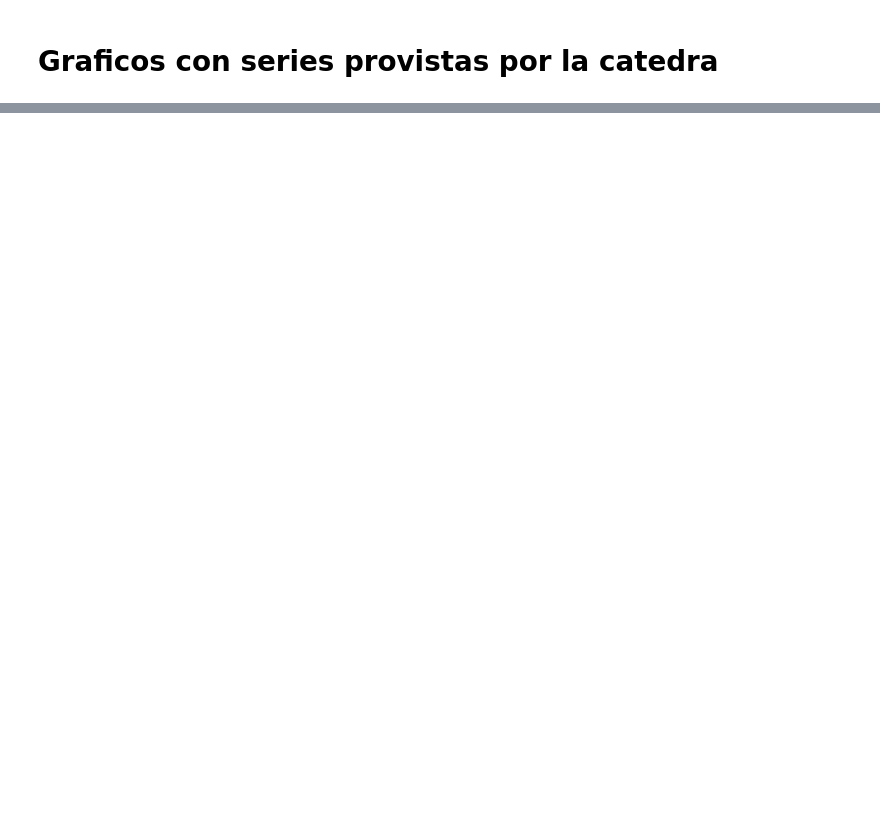
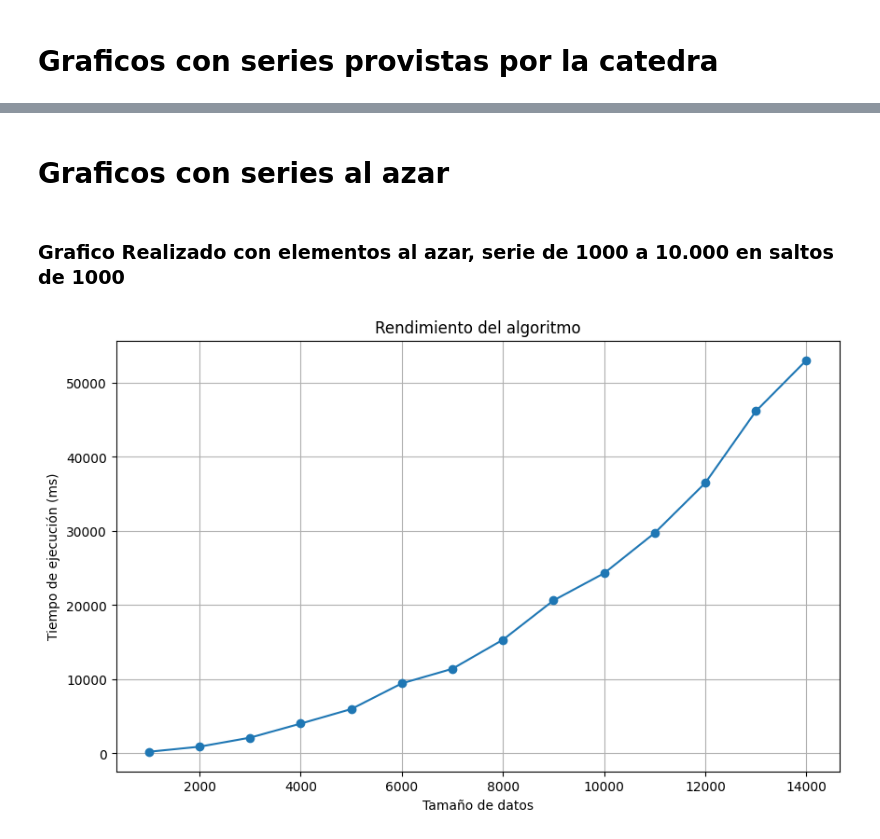
Before and after one commit to Fanusaez/TDA-G04, a Jupyter notebook: TP2-PD/graficos_complejidad.ipynb, the cells around one changed output, grey strips where cells are left out. Drawn from its saved outputs; the diff is of its cells as text; code cells hidden in the pictures; blank space fills up the shorter version.

Commit message:
agrego grafico con sets aleatorios

```diff
--- a/TP2-PD/graficos_complejidad.ipynb
+++ b/TP2-PD/graficos_complejidad.ipynb
@@ -43,0 +44,39 @@ plt.show()
+# %% [markdown]
+# Graficos con series al azar
+# %% [markdown]
+### Grafico Realizado con elementos al azar, serie de 1000 a 10.000 en saltos de 1000
+# %%
+tamanos_datos = list(range(1000, 15000, 1000))
+tiempos_ejecucion = []
+
+for n in tamanos_datos:
+    tiempos_ejecucion_temp = []  # Lista temporal para guardar tiempos de ejecucion de múltiples ejecuciones
+    for _ in range(5):  # Ejecutar 5 veces para calcular un promedio
+
+        # Generar listas aleatorias de s y a con n elementos
+        s = [random.uniform(1, 100) for _ in range(n)]
+        s_descendente = sorted(s, reverse=True)
+        e = [random.uniform(1, 100) for _ in range(n)]
+
+        #Medimos el tiempo de ejecucion
+        start_time = time.time()
+        optimo_entrenamientos(e, s_descendente)
+        end_time = time.time()
+
+        tiempo_ms = (end_time - start_time) * 1000  # Convertir a milisegundos
+        tiempos_ejecucion_temp.append(tiempo_ms)
+
+    # Calcular el promedio de las ejecuciones y agregarlo a la lista final
+    tiempo_promedio_ms = sum(tiempos_ejecucion_temp) / len(tiempos_ejecucion_temp)
+    tiempos_ejecucion.append(tiempo_promedio_ms)
+
+#Graficamos
+plt.figure(figsize=(10, 6))
+plt.plot(tamanos_datos, tiempos_ejecucion, marker='o')
+plt.xlabel('Tamaño de datos')
+plt.ylabel('Tiempo de ejecución (ms)')
+plt.title('Rendimiento del algoritmo')
+plt.grid(True)
+plt.show()
+# %% [output]
+[figure, added]
```
Also changed, not shown: parts of 3 cells of this notebook.
